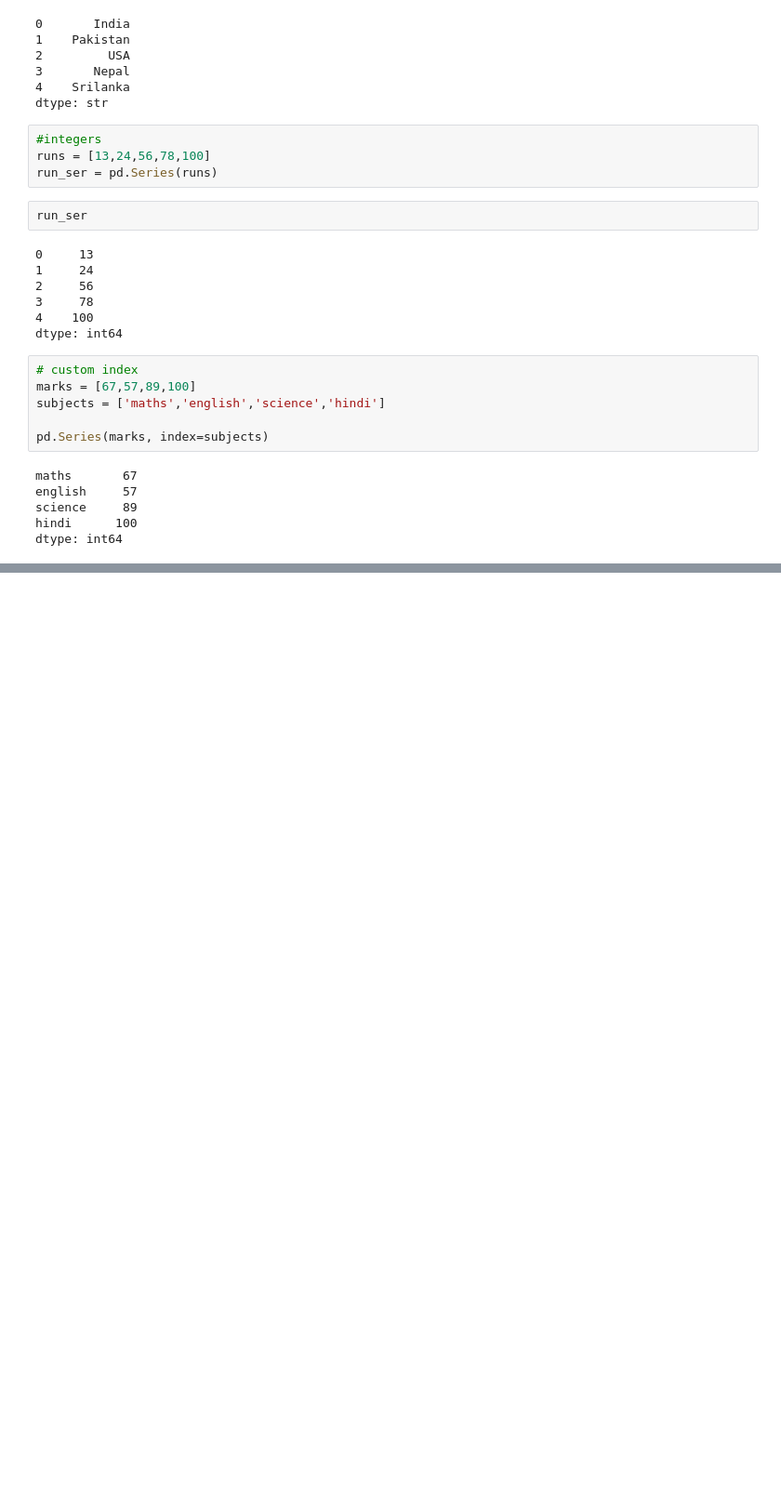
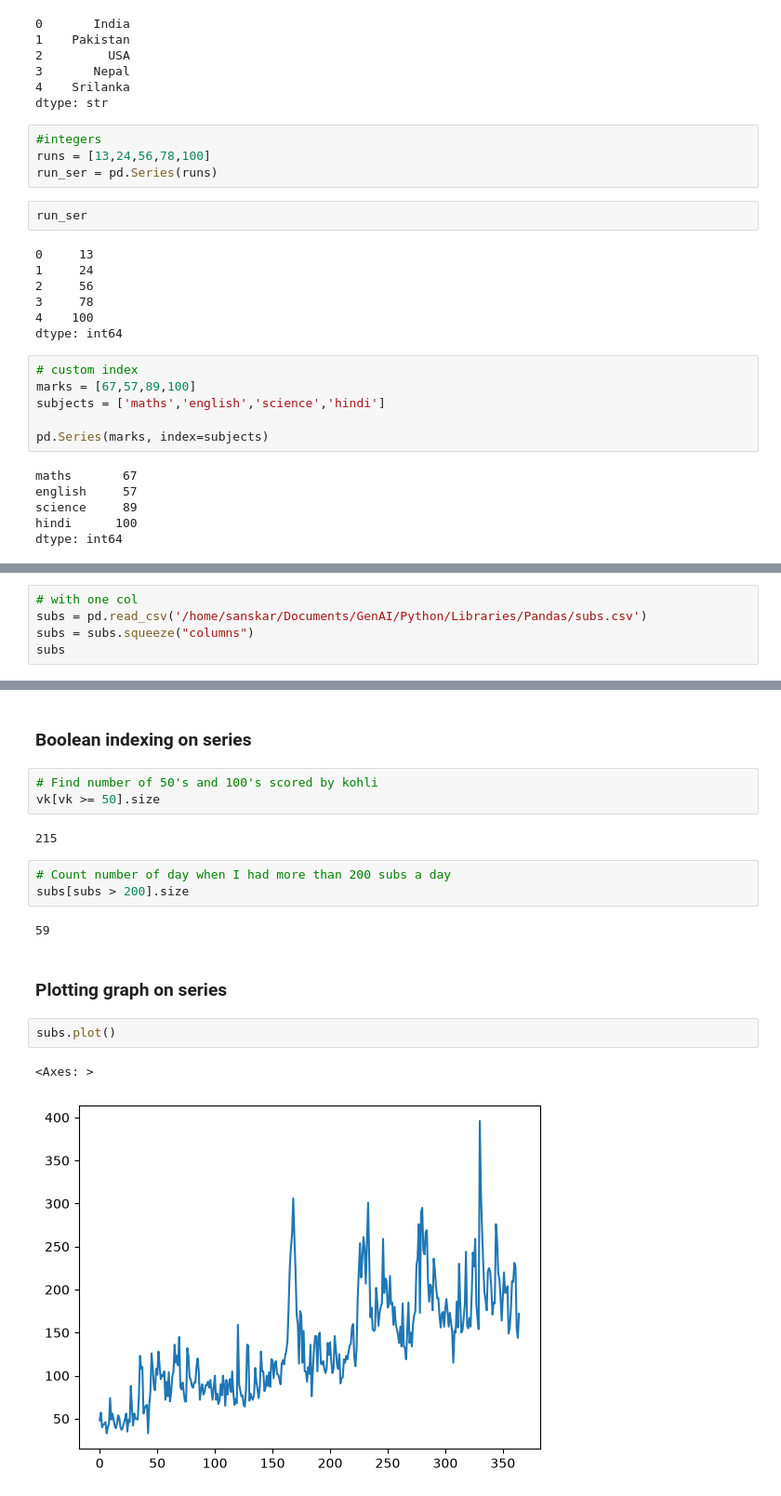
Before and after one commit to Som949/GenAI, a Jupyter notebook: Python/Libraries/Pandas/basic.ipynb, the cells around one changed output, grey strips where cells are left out. Shown at 93% size. Drawn from its saved outputs; the diff is of its cells as text; blank space fills up the shorter version.

Commit message:
Started pandas

```diff
--- a/Python/Libraries/Pandas/basic.ipynb
+++ b/Python/Libraries/Pandas/basic.ipynb
@@ -47,0 +113,5 @@ dtype: int64
+# %%
+# with one col
+subs = pd.read_csv('/home/sanskar/Documents/GenAI/Python/Libraries/Pandas/subs.csv')
+subs = subs.squeeze("columns")
+subs
@@ -47,0 +605,19 @@ dtype: int64
+# %% [markdown]
+### Boolean indexing on series
+# %%
+# Find number of 50's and 100's scored by kohli
+vk[vk >= 50].size
+# %% [output]
+215
+# %%
+# Count number of day when I had more than 200 subs a day
+subs[subs > 200].size
+# %% [output]
+59
+# %% [markdown]
+### Plotting graph on series
+# %%
+subs.plot()
+# %% [output]
+<Axes: >
+[figure, added]
```
Also changed, not shown: parts of 64 cells of this notebook, 3 other files.
